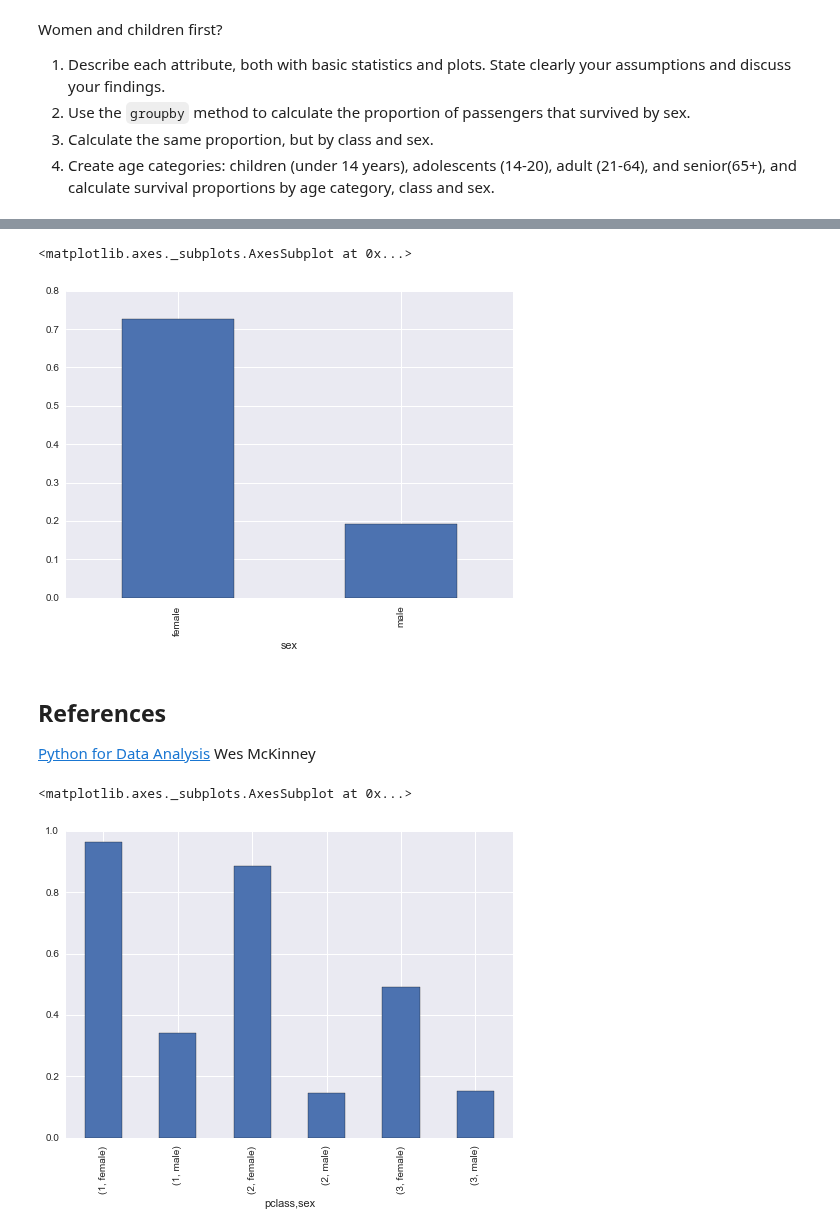
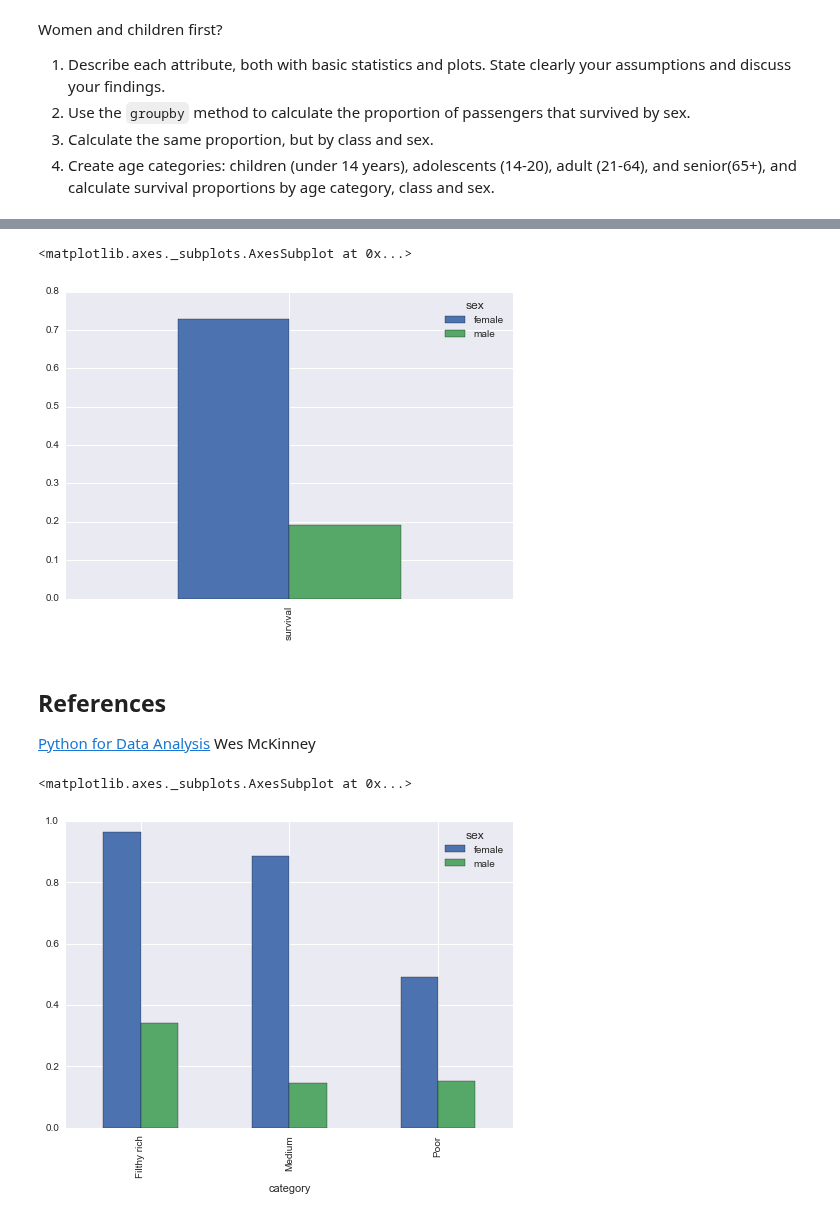
Before and after one commit to semplea/adaepfl-hw, a Jupyter notebook: 01 - Pandas and Data Wrangling/Data Wrangling with Pandas.ipynb, the cells around one changed output, grey strips where cells are left out. Drawn from its saved outputs; the diff is of its cells as text; code cells hidden in the pictures.

Commit message:
better visualisations

```diff
--- a/01 - Pandas and Data Wrangling/Data Wrangling with Pandas.ipynb
+++ b/01 - Pandas and Data Wrangling/Data Wrangling with Pandas.ipynb
@@ -1665,4 +1665,4 @@ Women and children first?
 4. Create age categories: children (under 14 years), adolescents (14-20), adult (21-64), and senior(65+), and calculate survival proportions by age category, class and sex.
 # %%
 data = pd.read_excel('Data/titanic.xls')
-data.describe()
+data['category'] = data_raw.pclass.replace({3.0:'Poor', 2.0:'Medium', 1.0:'Filthy rich'})
@@ -1676,21 +1669,23 @@ data.describe()
 # %%
 sex_grouped = data.groupby('sex')['survived']
 survival = sex_grouped.apply(np.average)
-survival.plot.bar()
+survival.to_frame(name='survival').unstack().unstack().plot.bar()
 # %% [output]
 <matplotlib.axes._subplots.AxesSubplot at 0x...>
-[figure, old version]
+[figure, new version]
 # %% [markdown]
 ## References
 
 [Python for Data Analysis](http://shop.oreilly.com/product/0636920023784.do) Wes McKinney
 # %%
-sex_class_grouped = data.groupby(['pclass', 'sex'])['survived']
+sex_class_grouped = data.groupby(['category', 'sex'])['survived']
 survival = sex_class_grouped.apply(np.average)
-survival.plot.bar()
+frame = survival.to_frame(name='survival').unstack()
+frame.columns = frame.columns.get_level_values(1)
+frame.plot.bar()
 # %% [output]
 <matplotlib.axes._subplots.AxesSubplot at 0x...>
-[figure, old version]
+[figure, new version]
 # %%
 discret = pd.cut(data.age, [0,14,21,65,200], right=False, labels=['children','adolescents','adult','senior'])
 discret = discret.rename('agecat')
```
Also changed, not shown: parts of 2 cells of this notebook.
